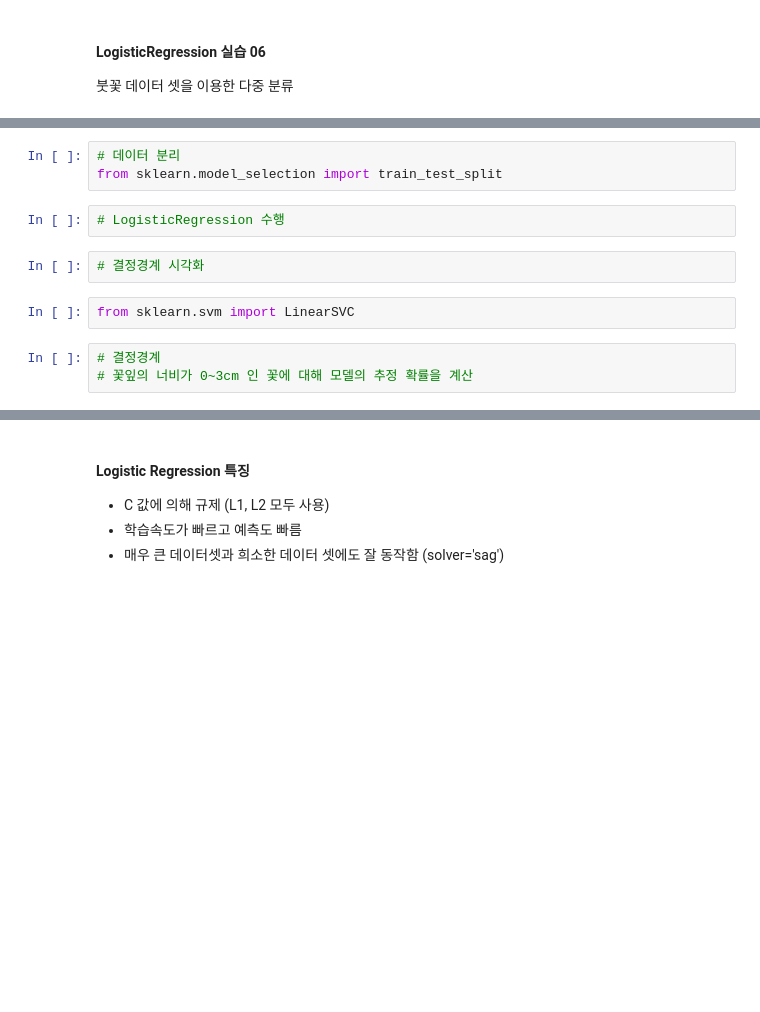
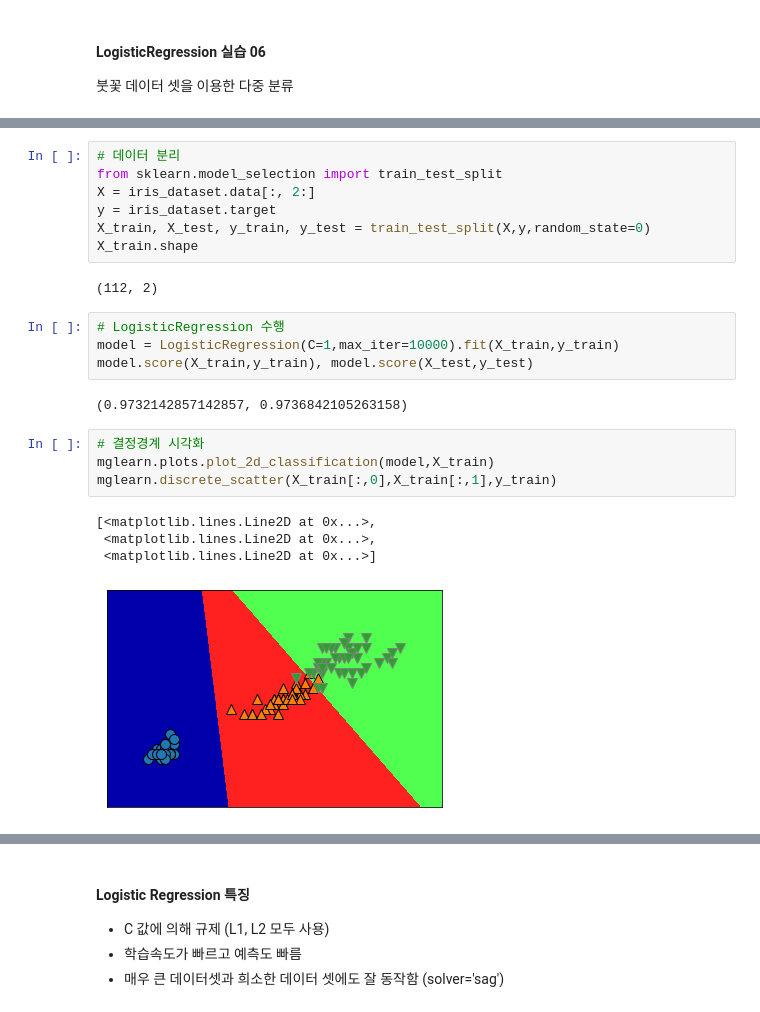
Before and after one commit to soohyoen/artificial-intelligence, a Jupyter notebook: ml_06_지도학습_Logistic_Regression_ipynb의_사본.ipynb, the cells around one changed output, grey strips where cells are left out. Saved outputs shown, nothing was run; the diff lists cells and outputs as text; blank space fills up the shorter version.

```diff
--- a/ml_06_지도학습_Logistic_Regression_ipynb의_사본.ipynb
+++ b/ml_06_지도학습_Logistic_Regression_ipynb의_사본.ipynb
@@ -503,12 +518,24 @@ iris_dataset = load_iris()
 # %%
 # 데이터 분리
 from sklearn.model_selection import train_test_split
+X = iris_dataset.data[:, 2:]
+y = iris_dataset.target
+X_train, X_test, y_train, y_test = train_test_split(X,y,random_state=0)
+X_train.shape
+# %% [output]
+(112, 2)
-# %%
-# LogisticRegression 수행
-# %%
-# 결정경계 시각화
-# %%
-from sklearn.svm import LinearSVC
-# %%
-# 결정경계
-# 꽃잎의 너비가 0~3cm 인 꽃에 대해 모델의 추정 확률을 계산
+# %%
+# LogisticRegression 수행
+model = LogisticRegression(C=1,max_iter=10000).fit(X_train,y_train)
+model.score(X_train,y_train), model.score(X_test,y_test)
+# %% [output]
+(0.9732142857142857, 0.9736842105263158)
+# %%
+# 결정경계 시각화
+mglearn.plots.plot_2d_classification(model,X_train)
+mglearn.discrete_scatter(X_train[:,0],X_train[:,1],y_train)
+# %% [output]
+[<matplotlib.lines.Line2D at 0x...>,
+ <matplotlib.lines.Line2D at 0x...>,
+ <matplotlib.lines.Line2D at 0x...>]
+[figure, added]
```
Also changed, not shown: parts of 25 cells of this notebook.
